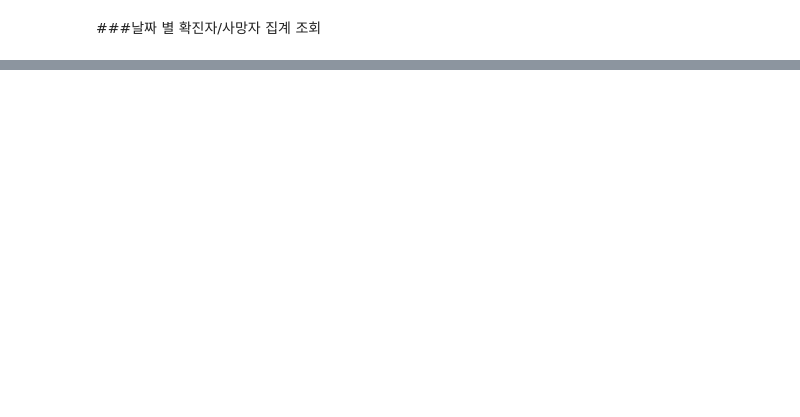
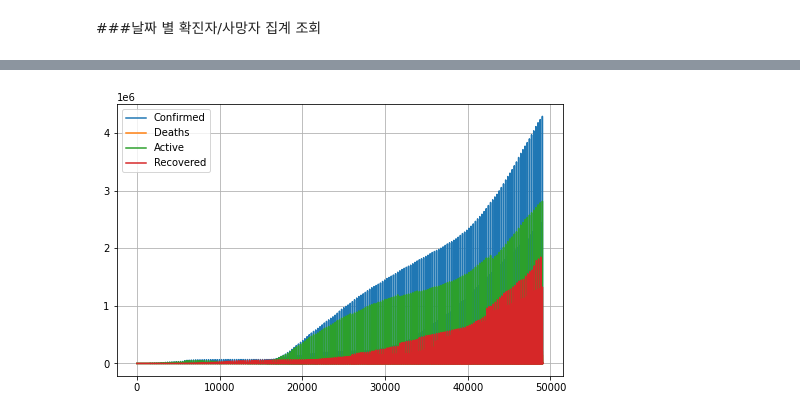
Before and after one commit to boramkim0514/110, a Jupyter notebook: Global_COVID_19_Impact.ipynb, the cells around one changed output, grey strips where cells are left out. Saved outputs shown, nothing was run; the diff lists cells and outputs as text; code cells hidden in the pictures; blank space fills up the shorter version.

```diff
--- a/Global_COVID_19_Impact.ipynb
+++ b/Global_COVID_19_Impact.ipynb
@@ -387,0 +274,10 @@ Name: Deaths, Length: 187, dtype: float64
+# %%
+plt.plot(df['Confirmed'])
+plt.plot(df['Deaths'])
+plt.plot(df['Active'])
+plt.plot(df['Recovered'])
+plt.grid()
+plt.legend(['Confirmed','Deaths','Active','Recovered'])
+plt.show()
+# %% [output]
+[figure, added]
```
Also changed, not shown: parts of 85 cells of this notebook.
